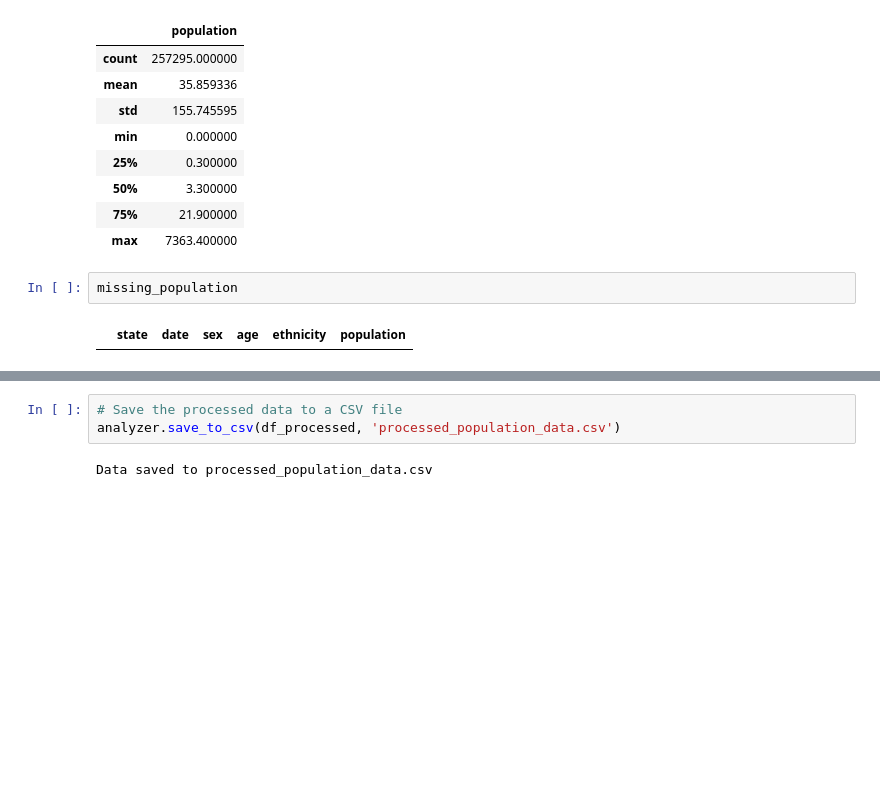
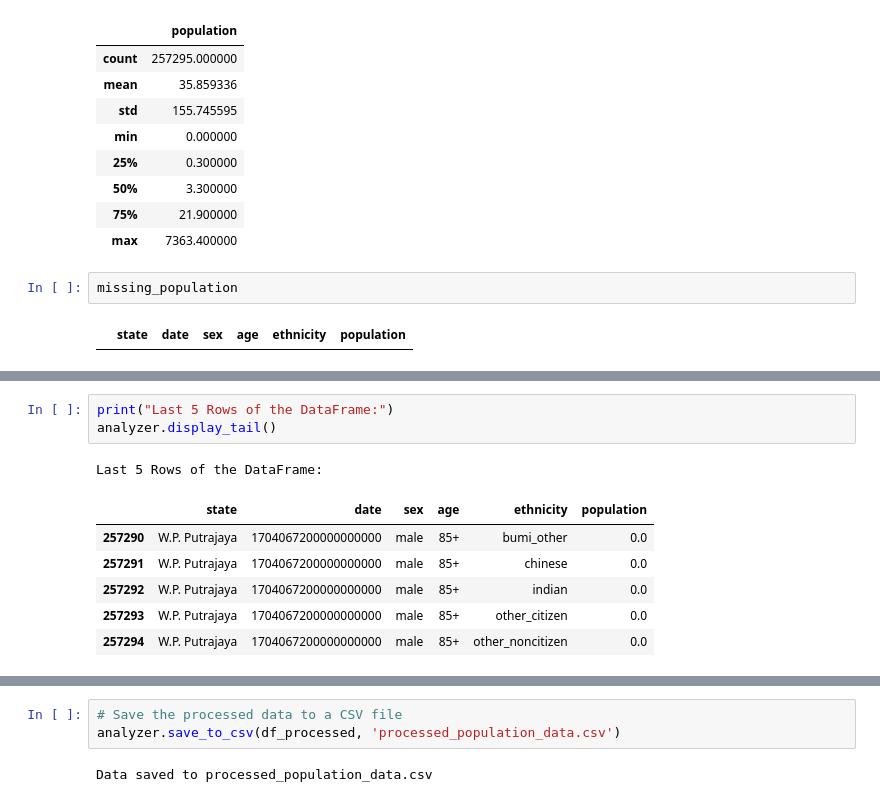
Before and after one commit to TehJunYuan/Python_Project, a Jupyter notebook: PopulationTrendsByAgeAndState latest.ipynb, the cells around one changed output, grey strips where cells are left out. Drawn from its saved outputs; the diff is of its cells as text; blank space fills up the shorter version.

```diff
--- a/PopulationTrendsByAgeAndState latest.ipynb
+++ b/PopulationTrendsByAgeAndState latest.ipynb
@@ -213,3 +236,14 @@ First 5 Rows of the DataFrame:
+# %%
+print("Last 5 Rows of the DataFrame:")
+analyzer.display_tail()
+# %% [output]
+Last 5 Rows of the DataFrame:
+|  | state | date | sex | age | ethnicity | population |
+| 257290 | W.P. Putrajaya | 1704067200000000000 | male | 85+ | bumi_other | 0.0 |
+| 257291 | W.P. Putrajaya | 1704067200000000000 | male | 85+ | chinese | 0.0 |
+| 257292 | W.P. Putrajaya | 1704067200000000000 | male | 85+ | indian | 0.0 |
+| 257293 | W.P. Putrajaya | 1704067200000000000 | male | 85+ | other_citizen | 0.0 |
+| 257294 | W.P. Putrajaya | 1704067200000000000 | male | 85+ | other_noncitizen | 0.0 |
 # %%
 df_processed = analyzer.process_population_data()
 print("Processed Population Data:")
```
Also changed, not shown: parts of 13 cells of this notebook.
